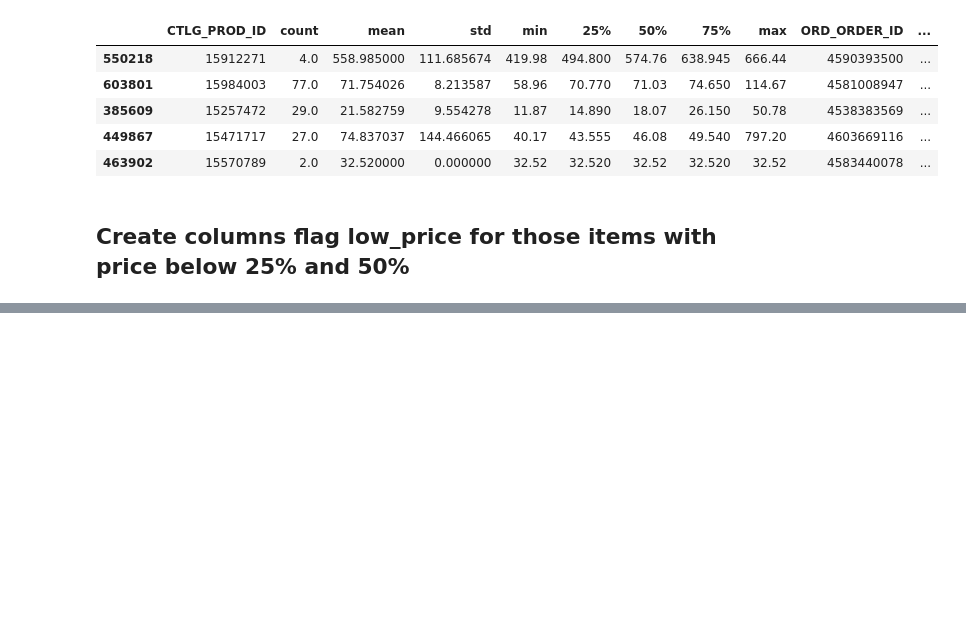
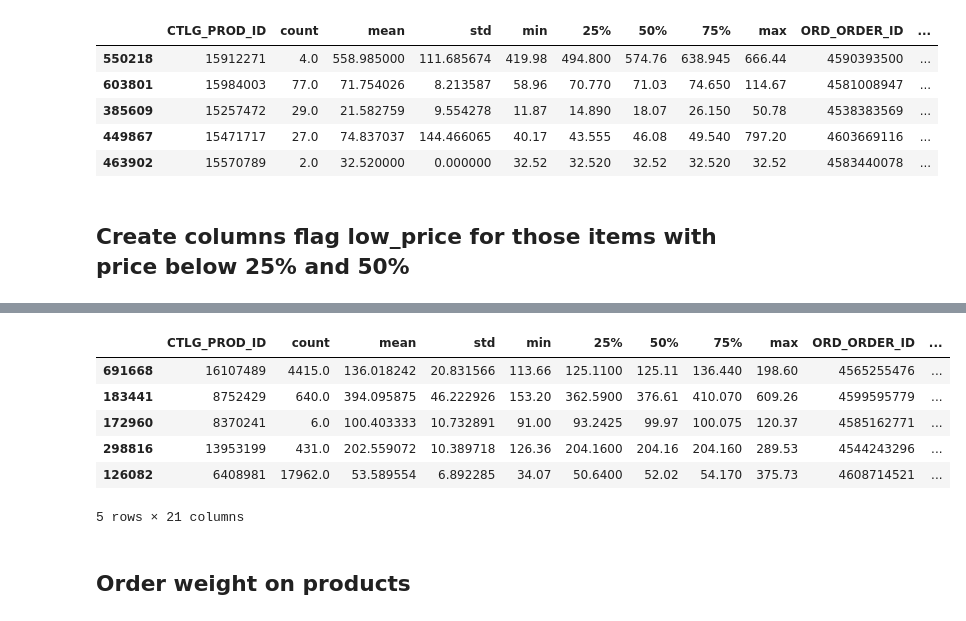
Before and after one commit to jucamuyrano/Publications-price-distribution, a Jupyter notebook: Publications.ipynb, the cells around one changed output, grey strips where cells are left out. Cells and saved outputs as stored; diff of their text form; code cells hidden in the pictures; blank space fills up the shorter version.

```diff
--- a/Publications.ipynb
+++ b/Publications.ipynb
@@ -204,0 +339,4 @@ df_f.plot(kind='bar', figsize=(10, 6))
+# %%
+df['Low25_Price'] = df.apply(lambda x: 1 if x['25%'] >= x['ITE_BASE_CURRENT_PRICE'] else 0, axis=1)
+# %%
+df['Low50_Price'] = df.apply(lambda x: 1 if x['50%'] >= x['ITE_BASE_CURRENT_PRICE'] and x['25%'] < x['ITE_BASE_CURRENT_PRICE'] else 0, axis=1)
@@ -204,0 +345,14 @@ df_f.plot(kind='bar', figsize=(10, 6))
+# %%
+df['High75_Price'] = df.apply(lambda x: 1 if x['75%'] <= x['ITE_BASE_CURRENT_PRICE'] else 0, axis=1)
+# %%
+df.sample(5)
+# %% [output]
+|  | CTLG_PROD_ID | count | mean | std | min | 25% | 50% | 75% | max | ORD_ORDER_ID | ... |
+| 691668 | 16107489 | 4415.0 | 136.018242 | 20.831566 | 113.66 | 125.1100 | 125.11 | 136.440 | 198.60 | 4565255476 | ... |
+| 183441 | 8752429 | 640.0 | 394.095875 | 46.222926 | 153.20 | 362.5900 | 376.61 | 410.070 | 609.26 | 4599595779 | ... |
+| 172960 | 8370241 | 6.0 | 100.403333 | 10.732891 | 91.00 | 93.2425 | 99.97 | 100.075 | 120.37 | 4585162771 | ... |
+| 298816 | 13953199 | 431.0 | 202.559072 | 10.389718 | 126.36 | 204.1600 | 204.16 | 204.160 | 289.53 | 4544243296 | ... |
+| 126082 | 6408981 | 17962.0 | 53.589554 | 6.892285 | 34.07 | 50.6400 | 52.02 | 54.170 | 375.73 | 4608714521 | ... |
+5 rows × 21 columns
+# %% [markdown]
+## Order weight on products
```
Also changed, not shown: parts of 39 cells of this notebook, 2 other files.
